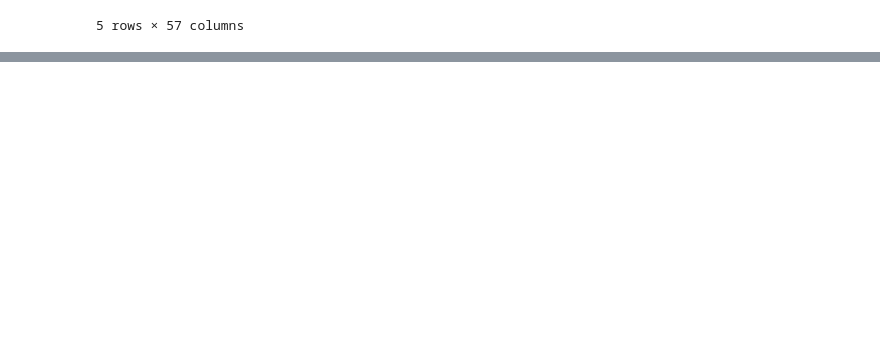
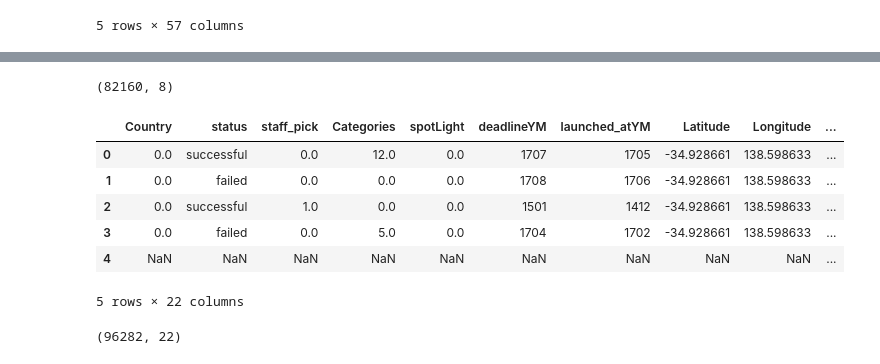
Before and after one commit to pichao314/Kickstarters, a Jupyter notebook: KickStarter.ipynb, the cells around one changed output, grey strips where cells are left out. Cells and saved outputs as stored; diff of their text form; code cells hidden in the pictures; blank space fills up the shorter version.

```diff
--- a/KickStarter.ipynb
+++ b/KickStarter.ipynb
@@ -36,0 +418,19 @@ array(['$', '<U+0080>', 'Fr', 'kr', '<U+00A3>', '<U+00A5>'], dtype=object)
+# %%
+sub_x.shape
+# %% [output]
+(82160, 8)
+# %%
+X = pd.concat([sub_data2, sub_x], axis = 1,sort = False)
+X.head()
+# %% [output]
+|  | Country | status | staff_pick | Categories | spotLight | deadlineYM | launched_atYM | Latitude | Longitude | ... |
+| 0 | 0.0 | successful | 0.0 | 12.0 | 0.0 | 1707 | 1705 | -34.928661 | 138.598633 | ... |
+| 1 | 0.0 | failed | 0.0 | 0.0 | 0.0 | 1708 | 1706 | -34.928661 | 138.598633 | ... |
+| 2 | 0.0 | successful | 1.0 | 0.0 | 0.0 | 1501 | 1412 | -34.928661 | 138.598633 | ... |
+| 3 | 0.0 | failed | 0.0 | 5.0 | 0.0 | 1704 | 1702 | -34.928661 | 138.598633 | ... |
+| 4 | NaN | NaN | NaN | NaN | NaN | NaN | NaN | NaN | NaN | ... |
+5 rows × 22 columns
+# %%
+X.shape
+# %% [output]
+(96282, 22)
```
Also changed, not shown: parts of 36 cells of this notebook.
